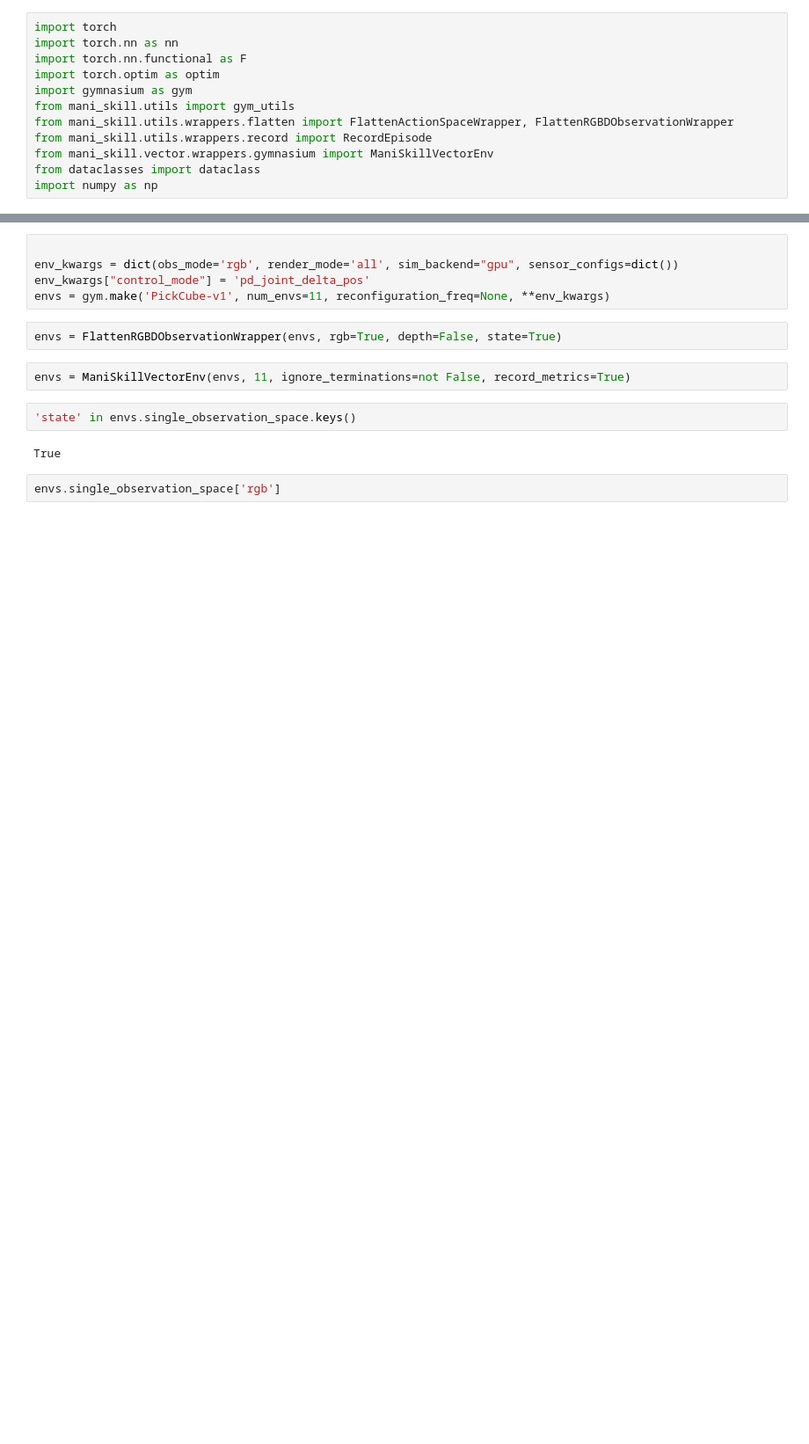
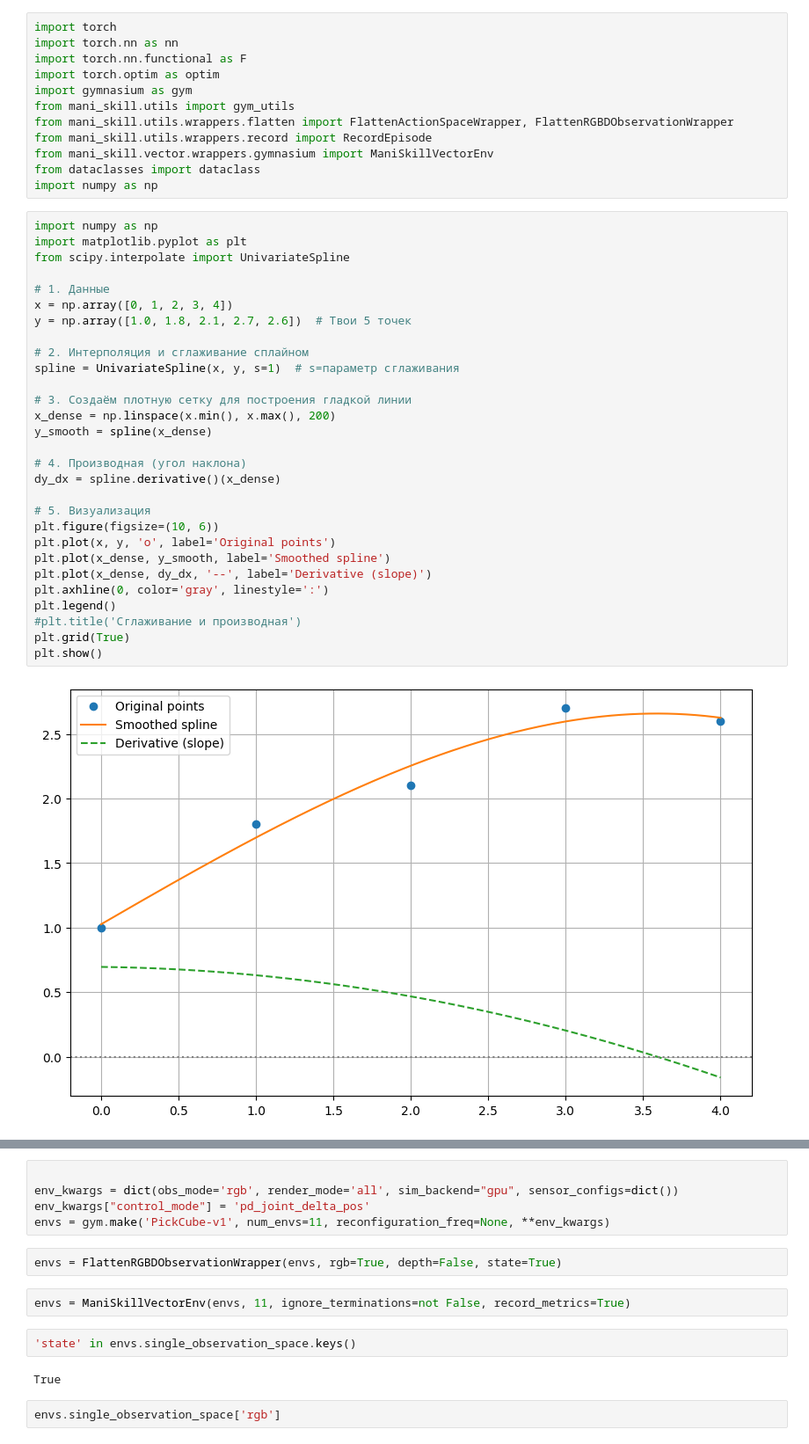
Before and after one commit to Dzelezetsky/Maniskill_OnlineTransformers, a Jupyter notebook: Nabroski.ipynb, the cells around one changed output, grey strips where cells are left out. Shown at 88% size. Cells and saved outputs as stored; diff of their text form; blank space fills up the shorter version.

```diff
--- a/Nabroski.ipynb
+++ b/Nabroski.ipynb
@@ -10,3 +10,34 @@ from mani_skill.utils.wrappers.record import RecordEpisode
 from mani_skill.vector.wrappers.gymnasium import ManiSkillVectorEnv
 from dataclasses import dataclass
 import numpy as np
+# %%
+import numpy as np
+import matplotlib.pyplot as plt
+from scipy.interpolate import UnivariateSpline
+
+# 1. Данные
+x = np.array([0, 1, 2, 3, 4])
+y = np.array([1.0, 1.8, 2.1, 2.7, 2.6])  # Твои 5 точек
+
+# 2. Интерполяция и сглаживание сплайном
+spline = UnivariateSpline(x, y, s=1)  # s=параметр сглаживания
+
+# 3. Создаём плотную сетку для построения гладкой линии
+x_dense = np.linspace(x.min(), x.max(), 200)
+y_smooth = spline(x_dense)
+
+# 4. Производная (угол наклона)
+dy_dx = spline.derivative()(x_dense)
+
+# 5. Визуализация
+plt.figure(figsize=(10, 6))
+plt.plot(x, y, 'o', label='Original points')
+plt.plot(x_dense, y_smooth, label='Smoothed spline')
+plt.plot(x_dense, dy_dx, '--', label='Derivative (slope)')
+plt.axhline(0, color='gray', linestyle=':')
+plt.legend()
+#plt.title('Сглаживание и производная')
+plt.grid(True)
+plt.show()
+# %% [output]
+[figure, added]
```
Also changed, not shown: parts of 2 cells of this notebook, 3 other files.
